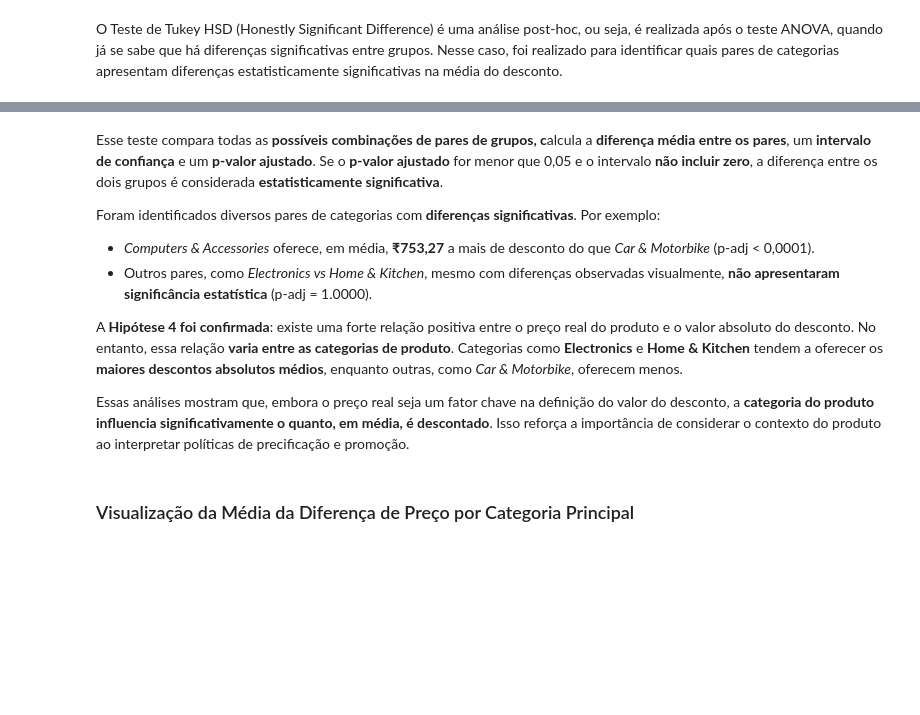
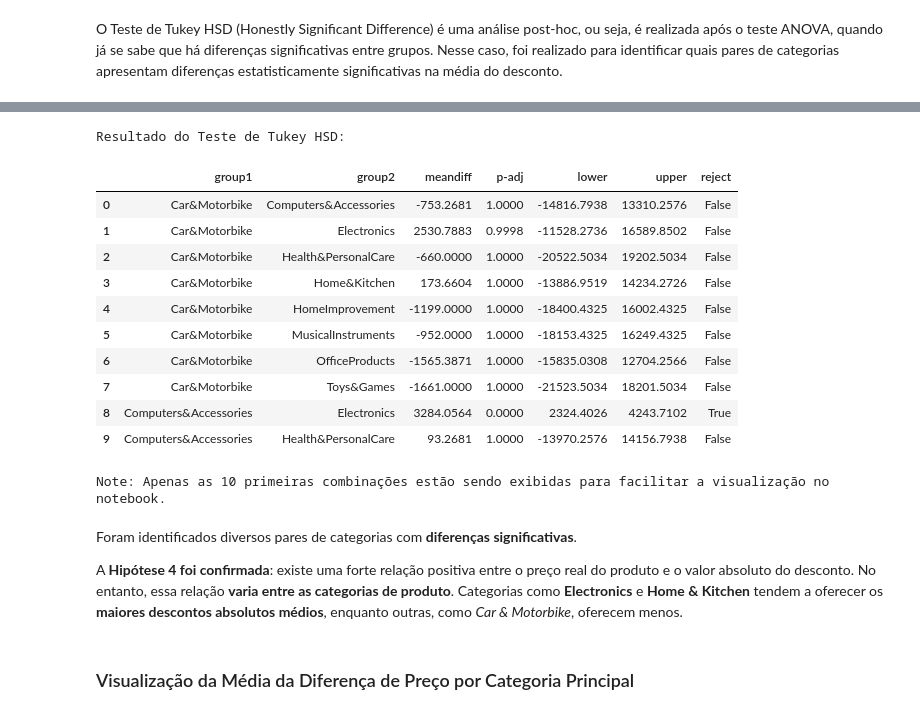
Before and after one commit to AlineDion/DataLab_Projeto4, a Jupyter notebook: DataLab_Projeto4.ipynb, the cells around one changed output, grey strips where cells are left out. Cells and saved outputs as stored; diff of their text form; code cells hidden in the pictures; blank space fills up the shorter version.

```diff
--- a/DataLab_Projeto4.ipynb
+++ b/DataLab_Projeto4.ipynb
@@ -1255,14 +1180,46 @@ Note: Algumas categorias podem não aparecer em pares significativos se suas mé
+# %%
+from statsmodels.stats.multicomp import pairwise_tukeyhsd
+import pandas as pd
+
+# Realizar o teste de Tukey HSD
+tukey_result = pairwise_tukeyhsd(endog=unificada_df['diferenca_preco'],
+                                  groups=unificada_df['categoria_principal'],
+                                  alpha=0.05)
+
+print("Resultado do Teste de Tukey HSD:")
+
+# Converter resultado em DataFrame
+tukey_df = pd.DataFrame(tukey_result.summary().data[1:], columns=tukey_result.summary().data[0])
+
+# Converter colunas para tipos apropriados
+tukey_df["meandiff"] = tukey_df["meandiff"].astype(float)
+tukey_df["lower"] = tukey_df["lower"].astype(float)
+tukey_df["upper"] = tukey_df["upper"].astype(float)
+tukey_df["p-adj"] = tukey_df["p-adj"].astype(float)
+tukey_df["reject"] = tukey_df["reject"].astype(bool)
+
+# Exibir apenas as 10 primeiras linhas para não poluir o notebook
+display(tukey_df.head(10))
+
+print("\nNote: Apenas as 10 primeiras combinações estão sendo exibidas para facilitar a visualização no notebook.")
+# %% [output]
+Resultado do Teste de Tukey HSD:
+|  | group1 | group2 | meandiff | p-adj | lower | upper | reject |
+| 0 | Car&Motorbike | Computers&Accessories | -753.2681 | 1.0000 | -14816.7938 | 13310.2576 | False |
+| 1 | Car&Motorbike | Electronics | 2530.7883 | 0.9998 | -11528.2736 | 16589.8502 | False |
+| 2 | Car&Motorbike | Health&PersonalCare | -660.0000 | 1.0000 | -20522.5034 | 19202.5034 | False |
+| 3 | Car&Motorbike | Home&Kitchen | 173.6604 | 1.0000 | -13886.9519 | 14234.2726 | False |
+| 4 | Car&Motorbike | HomeImprovement | -1199.0000 | 1.0000 | -18400.4325 | 16002.4325 | False |
+| 5 | Car&Motorbike | MusicalInstruments | -952.0000 | 1.0000 | -18153.4325 | 16249.4325 | False |
+| 6 | Car&Motorbike | OfficeProducts | -1565.3871 | 1.0000 | -15835.0308 | 12704.2566 | False |
+| 7 | Car&Motorbike | Toys&Games | -1661.0000 | 1.0000 | -21523.5034 | 18201.5034 | False |
+| 8 | Computers&Accessories | Electronics | 3284.0564 | 0.0000 | 2324.4026 | 4243.7102 | True |
+| 9 | Computers&Accessories | Health&PersonalCare | 93.2681 | 1.0000 | -13970.2576 | 14156.7938 | False |
+Note: Apenas as 10 primeiras combinações estão sendo exibidas para facilitar a visualização no notebook.
 # %% [markdown]
-Esse teste compara todas as **possíveis combinações de pares de grupos, c**alcula a **diferença média entre os pares**, um **intervalo de confiança** e um **p-valor ajustado**. Se o **p-valor ajustado** for menor que 0,05 e o intervalo **não incluir zero**, a diferença entre os dois grupos é considerada **estatisticamente significativa**.
-
-Foram identificados diversos pares de categorias com **diferenças significativas**. Por exemplo:
-
-- *Computers & Accessories* oferece, em média, **₹753,27** a mais de desconto do que *Car & Motorbike* (p-adj < 0,0001).
-- Outros pares, como *Electronics vs Home & Kitchen*, mesmo com diferenças observadas visualmente, **não apresentaram significância estatística** (p-adj = 1.0000).
+Foram identificados diversos pares de categorias com **diferenças significativas**.
 
 A **Hipótese 4 foi confirmada**: existe uma forte relação positiva entre o preço real do produto e o valor absoluto do desconto. No entanto, essa relação **varia entre as categorias de produto**. Categorias como **Electronics** e **Home & Kitchen** tendem a oferecer os **maiores descontos absolutos médios**, enquanto outras, como *Car & Motorbike*, oferecem menos.
-
-Essas análises mostram que, embora o preço real seja um fator chave na definição do valor do desconto, a **categoria do produto influencia significativamente o quanto, em média, é descontado**. Isso reforça a importância de considerar o contexto do produto ao interpretar políticas de precificação e promoção.
 # %% [markdown]
 ### Visualização da Média da Diferença de Preço por Categoria Principal
 # %%
```
Also changed, not shown: parts of 38 cells of this notebook.
